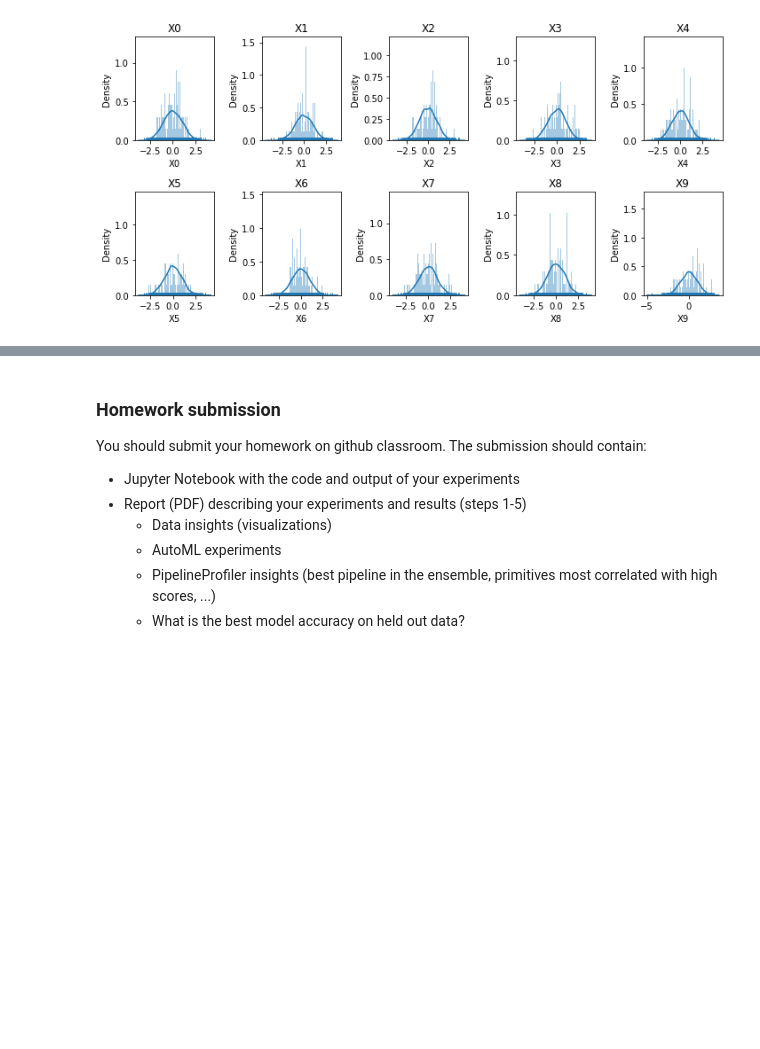
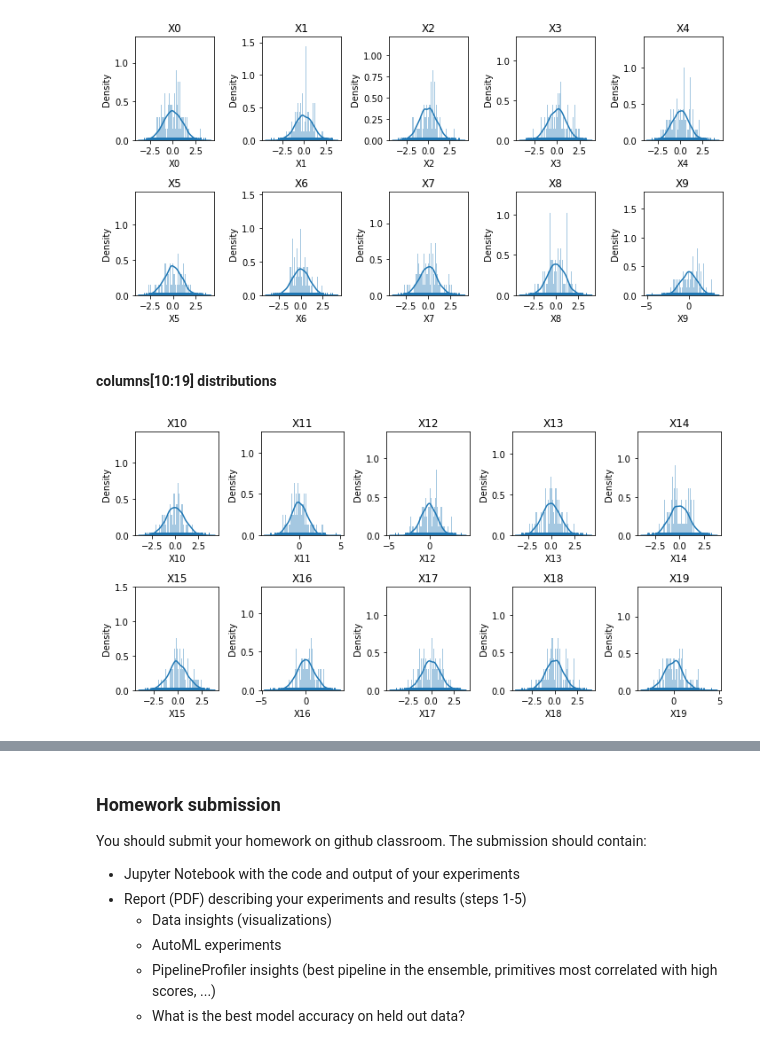
Before and after one commit to yeb2Binfang/CS_9223_Visualization_for_ML, a Jupyter notebook: HW/HW2/HW2-MLChallenge.ipynb, the cells around one changed output, grey strips where cells are left out. Drawn from its saved outputs; the diff is of its cells as text; code cells hidden in the pictures; blank space fills up the shorter version.

```diff
--- a/HW/HW2/HW2-MLChallenge.ipynb
+++ b/HW/HW2/HW2-MLChallenge.ipynb
@@ -57,8 +57,12 @@ import numpy as np
 # %%
 column_name = df.columns
 print(column_name)
-column_names = column_name[0:10]
-print(column_names)
+column_names_part1 = column_name[0:10]
+column_names_part2 = column_name[10:20]
+column_names_part3 = column_name[20:30]
+print(column_names_part1)
+print(column_names_part2)
+print(column_names_part3)
 # %% [output]
 Index(['X0', 'X1', 'X2', 'X3', 'X4', 'X5', 'X6', 'X7', 'X8', 'X9', 'X10',
        'X11', 'X12', 'X13', 'X14', 'X15', 'X16', 'X17', 'X18', 'X19', 'X20',
@@ -69,6 +77,6 @@ Index(['X0', 'X1', 'X2', 'X3', 'X4', 'X5', 'X6', 'X7', 'X8', 'X9'], dtype='objec
 # %%
 plt.figure(figsize=(10,5))
-for i, name in enumerate(column_names):
+for i, name in enumerate(column_names_part1):
   plt.subplot(2,5,i+1)
   sns.distplot(df[name], bins=3000, hist=True, kde=True, norm_hist=False, rug=True,
               vertical=False, axlabel=None, label=None, ax=None,
@@ -78,3 +86,17 @@ for i, name in enumerate(column_names):
 plt.show()
 # %% [output]
 [figure]
+# %% [markdown]
+#### columns[10:19] distributions
+# %%
+plt.figure(figsize=(10,5))
+for i, name in enumerate(column_names_part2):
+  plt.subplot(2,5,i+1)
+  sns.distplot(df[name], bins=3000, hist=True, kde=True, norm_hist=False, rug=True,
+              vertical=False, axlabel=None, label=None, ax=None,
+              fit=None)
+  plt.title(name)
+  plt.tight_layout()
+plt.show()
+# %% [output]
+[figure, added]
```
Also changed, not shown: parts of 4 cells of this notebook.
